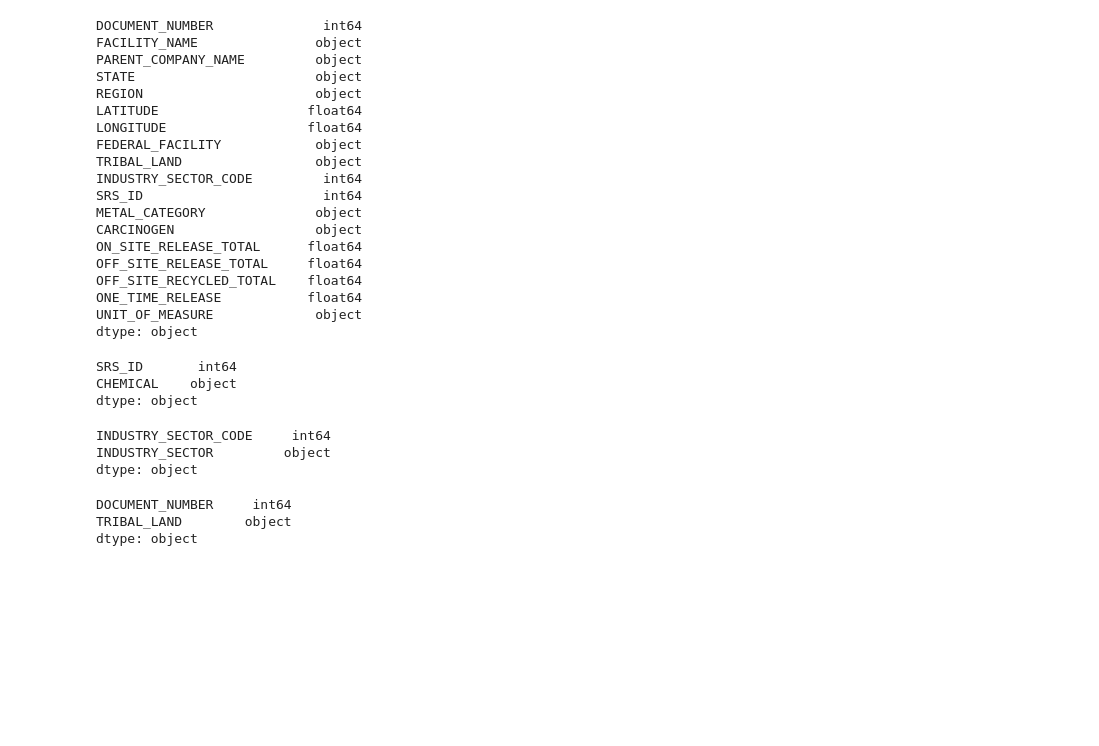
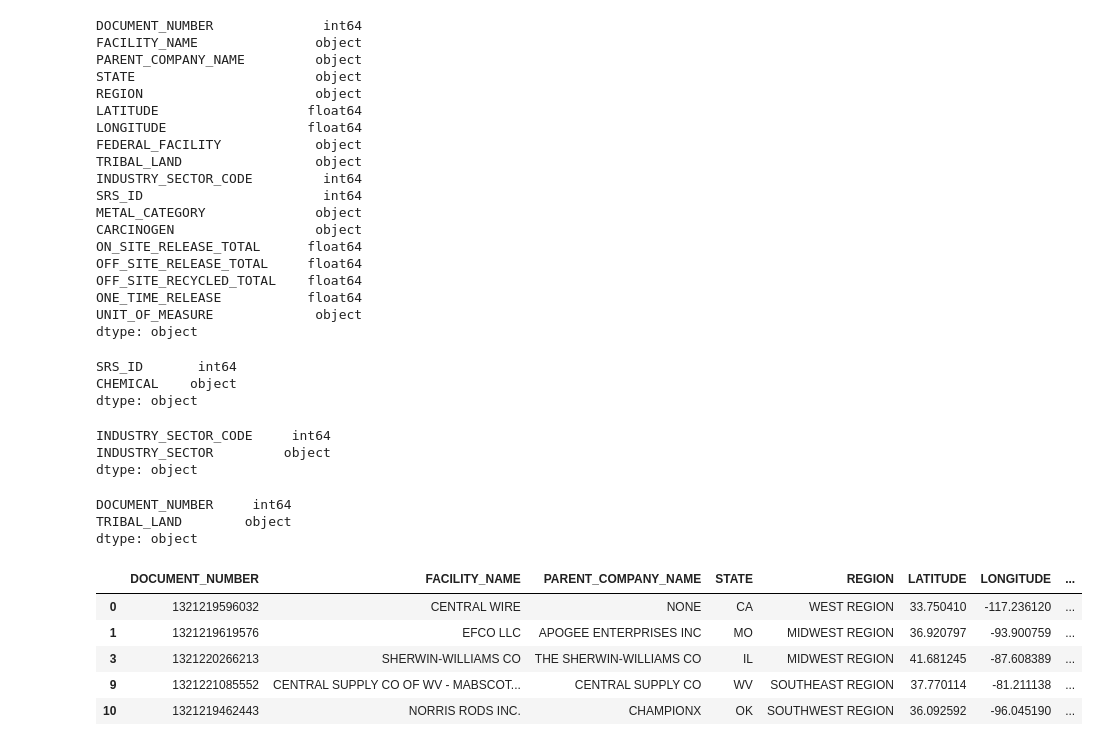
Before and after one commit to lathamlm/Project-03, a Jupyter notebook: cleaning_data.ipynb, the cells around one changed output. Drawn from its saved outputs; the diff is of its cells as text; code cells hidden in the pictures; blank space fills up the shorter version.

```diff
--- a/cleaning_data.ipynb
+++ b/cleaning_data.ipynb
@@ -300,3 +300,18 @@ tribal_list.dtypes
 DOCUMENT_NUMBER     int64
 TRIBAL_LAND        object
 dtype: object
+# %%
+clean_dict = clean_data[["DOCUMENT_NUMBER",'FACILITY_NAME','PARENT_COMPANY_NAME','STATE','REGION', 'LATITUDE', 'LONGITUDE',
+                             'FEDERAL_FACILITY','TRIBAL_LAND','INDUSTRY_SECTOR_CODE', 'INDUSTRY_SECTOR',
+                             'SRS_ID', 'CHEMICAL', 'METAL_CATEGORY', 'CARCINOGEN','ON_SITE_RELEASE_TOTAL',
+                             'OFF_SITE_RELEASE_TOTAL','OFF_SITE_RECYCLED_TOTAL','ONE_TIME_RELEASE',
+                             'UNIT_OF_MEASURE']]
+
+clean_dict.head()
+# %% [output]
+|  | DOCUMENT_NUMBER | FACILITY_NAME | PARENT_COMPANY_NAME | STATE | REGION | LATITUDE | LONGITUDE | ... |
+| 0 | 1321219596032 | CENTRAL WIRE | NONE | CA | WEST REGION | 33.750410 | -117.236120 | ... |
+| 1 | 1321219619576 | EFCO LLC | APOGEE ENTERPRISES INC | MO | MIDWEST REGION | 36.920797 | -93.900759 | ... |
+| 3 | 1321220266213 | SHERWIN-WILLIAMS CO | THE SHERWIN-WILLIAMS CO | IL | MIDWEST REGION | 41.681245 | -87.608389 | ... |
+| 9 | 1321221085552 | CENTRAL SUPPLY CO OF WV - MABSCOT... | CENTRAL SUPPLY CO | WV | SOUTHEAST REGION | 37.770114 | -81.211138 | ... |
+| 10 | 1321219462443 | NORRIS RODS INC. | CHAMPIONX | OK | SOUTHWEST REGION | 36.092592 | -96.045190 | ... |
```
Also changed, not shown: parts of 5 cells of this notebook, 3 other files.
